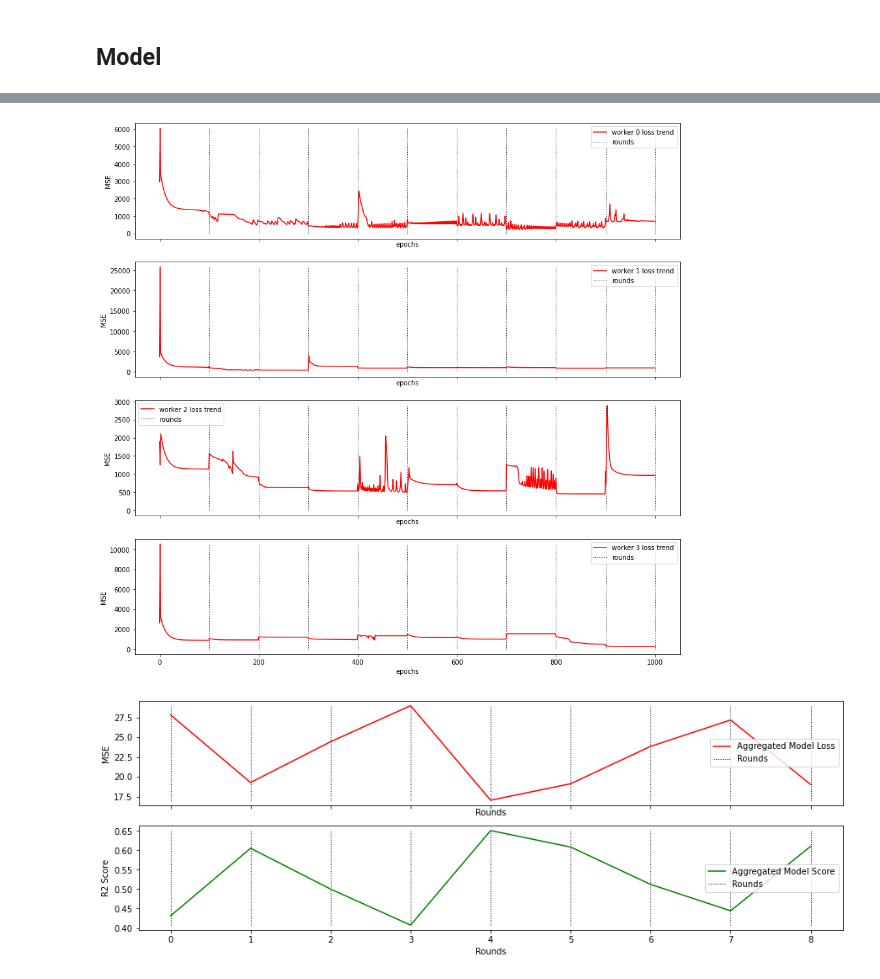
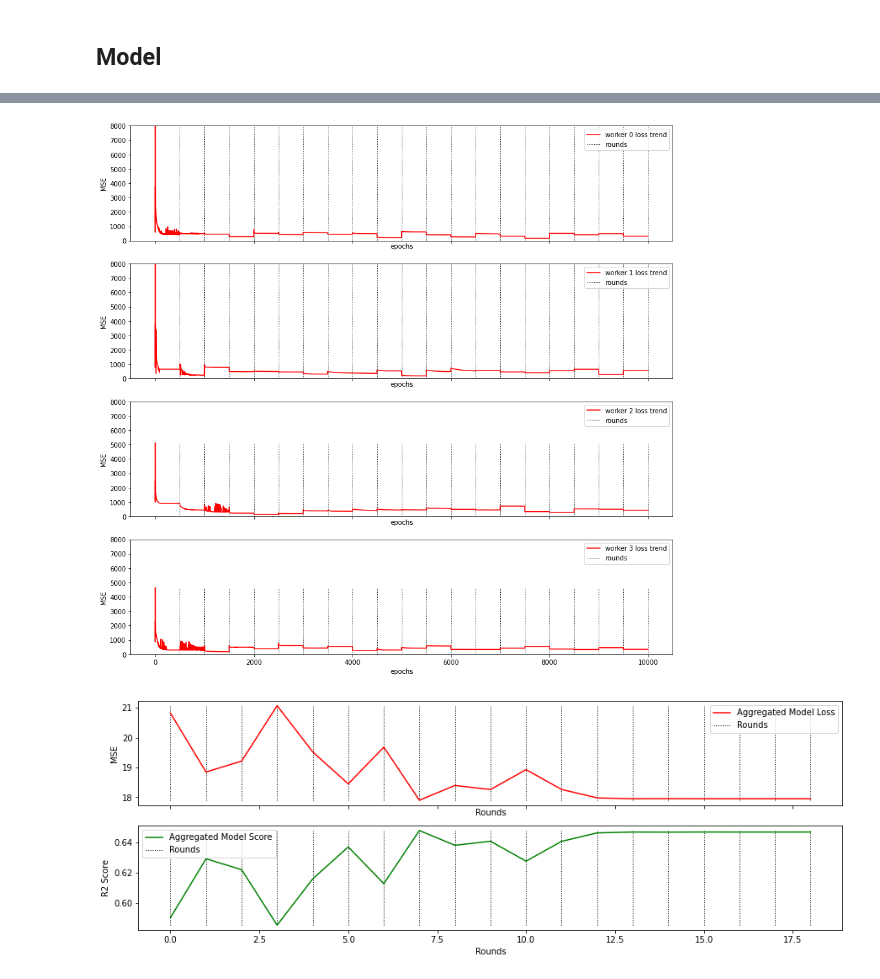
Before and after one commit to alexbergamasco96/NS_FederatedLearning, a Jupyter notebook: Comparison_FedAVG.ipynb, the cells around one changed output, grey strips where cells are left out. Cells and saved outputs as stored; diff of their text form; code cells hidden in the pictures.

```diff
--- a/Comparison_FedAVG.ipynb
+++ b/Comparison_FedAVG.ipynb
@@ -41,7 +41,7 @@ Global parameters for the Federated Execution:
 *   Number of Rounds
 # %%
 num_workers = 4
-num_rounds = 10
+num_rounds = 20
 # %% [markdown]
 ## Synthetic Dataset
 
@@ -53,7 +53,7 @@ Train set is divided into multiple slots, in order to reproduce the "online" app
 m = -2.1
 c = 1
 
-dataset_X = np.linspace(0, 10, 1000)
+dataset_X = np.linspace(0, 10, 2000)
 np.random.shuffle(dataset_X)
 
 dataset_y =  dataset_X * m + c +  np.random.randn(dataset_X.size) * math.sqrt(20)
@@ -243,6 +243,7 @@ for i in range(1, num_workers):
     #w[i] = w[i].float()
 # %%
 learning_rate = 1e-3
+local_epochs = 500
 
 criterion = []
 optimizers = []
@@ -250,7 +251,10 @@ optimizers = []
 for i in w:
 
     criterion.append(torch.nn.MSELoss())
-    optimizers.append(torch.optim.SGD(i.parameters(), lr=learning_rate))
+    #optimizers.append(torch.optim.SGD(i.parameters(), lr=learning_rate))
+    optimizers.append(torch.optim.lr_scheduler.StepLR(torch.optim.SGD(i.parameters(), lr=learning_rate),
+                                                      step_size = local_epochs,
+                                                      gamma=0.5))
 # %%
 params = []
 
@@ -260,10 +377,10 @@ for i in w:
 # %%
 from collections import defaultdict
 
-local_epochs = 100
+local_epochs = 500
 
-error = []
-score = []
+errora = []
+scorea = []
 
 
 for model in w:
@@ -281,6 +398,7 @@ for i in range(num_rounds):
     for j in range(0, num_workers):
 
         #print("# # # WORKER {} # # #\n".format(j))
+
 
         for epoch in range(local_epochs):
 
@@ -346,7 +464,7 @@ for i in range(num_rounds):
           % mean_squared_error(test_y, predicted))
     print('Coefficient of determinaton: %.3f \n'
           % r2_score(test_y, predicted))
-    error.append(mean_squared_error(test_y, predicted))
-    score.append(r2_score(test_y, predicted))
+    errora.append(mean_squared_error(test_y, predicted))
+    scorea.append(r2_score(test_y, predicted))
 # %% [output]
 ## ## ## ROUND 0 ## ## ##
@@ -397,31 +500,33 @@ for k, v in worker_losses_dict.items():
 
     axs[k].legend()
 
+    axs[k].set_ylim([0, 8000])
+
 
 plt.savefig("loss_trend.pdf", bbox_inches='tight')
 # %% [output]
-[figure, old version]
+[figure, new version]
 # %%
-e = (np.asarray(error))[1:]
-a = (np.asarray(score))[1:]
+e = (np.asarray(errora))[1:]
+a = (np.asarray(scorea))[1:]
 
 fig, axs = plt.subplots(2, 1, sharex=True, figsize=(15, 5))
 
 axs[0].plot(e, label = "Aggregated Model Loss", color = 'red')
 axs[0].set_xlabel("Rounds")
 axs[0].set_ylabel("MSE")
 axs[0].vlines((np.arange(num_rounds-1))[0:], ymin = np.min(e), ymax = np.max(e), linewidth=1, linestyle=':', label = 'Rounds')
 axs[0].legend()
 
 axs[1].plot(a, label = "Aggregated Model Score", color = 'green')
 axs[1].set_xlabel("Rounds")
 axs[1].set_ylabel("R2 Score")
 axs[1].vlines((np.arange(num_rounds-1))[0:], ymin = np.min(a), ymax = np.max(a), linewidth=1, linestyle=':', label = 'Rounds')
 axs[1].legend()
 
 plt.savefig("Score_trend_LinearRegression.pdf", bbox_inches='tight')
 # %% [output]
-[figure, old version]
+[figure, new version]
 # %%
 N = len(test_X)
 p = len(test_X[0]) + 1
```
Also changed, not shown: parts of 10 cells of this notebook, 5 other files.
